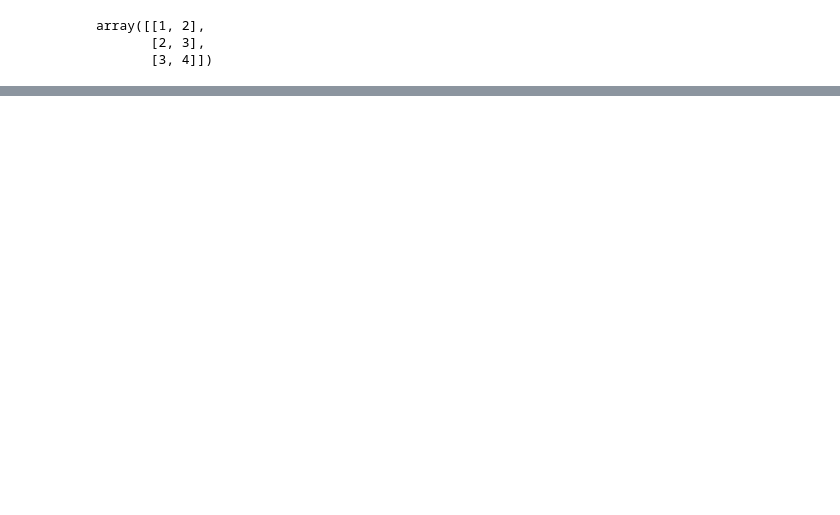
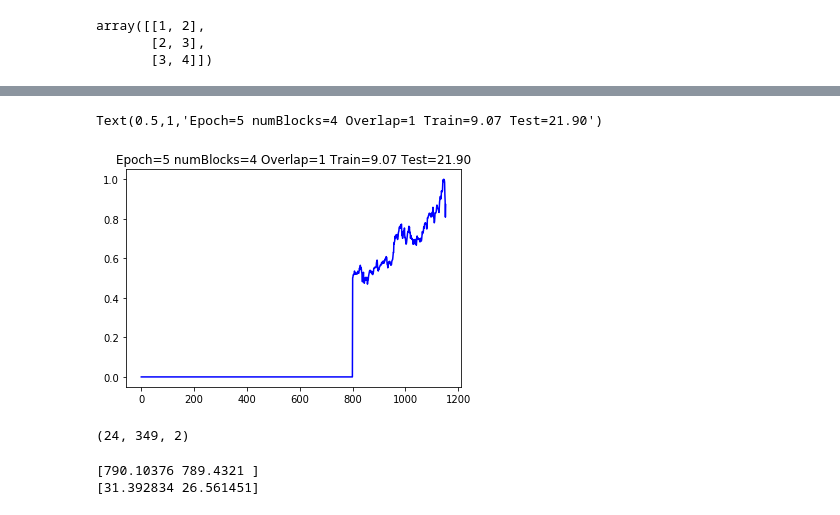
Before and after one commit to deepakgouda/StockPricePrediction, a Jupyter notebook: ResampledBlockBootstrap.ipynb, the cells around one changed output, grey strips where cells are left out. Drawn from its saved outputs; the diff is of its cells as text; code cells hidden in the pictures; blank space fills up the shorter version.

Commit message:
Added Overlap methods

```diff
--- a/ResampledBlockBootstrap.ipynb
+++ b/ResampledBlockBootstrap.ipynb
@@ -52,4 +53,17 @@ def bootstrap_resample(data, blockSize):
     return resampled_data
+# %%
+def block_resample(data, blockSize, overlap = 0):
+    n = len(data) # 100
+    numBlocks = (n-overlap)//(blockSize-overlap) # 20
+    x = []
+    resampled_data = []
+    i = 0
+    while (i+blockSize) <= len(data):
+        x.append(data[i: (i+blockSize)])
+        i = i + blockSize - overlap
+    indx = randint(0, numBlocks, size = numBlocks)
+    resampled_data = [x[j] for j in indx]
+    return resampled_data
 # %%
 fields = ['open', 'close']
 dataframe = read_csv('GOOGL_data.csv', skipinitialspace = True, squeeze = True, usecols = fields)
@@ -107,6 +120,7 @@ print(train[:5])
  [0.00658788 0.01363296]]
 # %%
 # l = block size
-numInterval = 4
-blockSize = len(train)//numInterval
+blockSize = 200
+overlap = 1
+numBlocks = (len(train) - overlap)//(blockSize - overlap)
 # print(blockSize)
@@ -123,16 +137,16 @@ array([[1, 2],
        [2, 3],
        [3, 4]])
 # %%
-# Generate all permutations of the series 0, 1, 2, ... numInterval
-permutations = itertools.permutations(range(numInterval))
+# Generate all permutations of the series 0, 1, 2, ... numBlocks
+permutations = itertools.permutations(range(numBlocks))
 testBand = []
 count = 1
 # %%
-totalCount = factorial(numInterval)
+totalCount = factorial(numBlocks)
 for perm in permutations:
     print("Count = %d/%d" % (count, totalCount))
     count += 1
-    trainResample = bootstrap_resample(train, blockSize)
+    trainResample = block_resample(train, blockSize)
     trainSet = np.array(arrange_data(trainResample, perm))
 #     trainSet = np.reshape(trainSet, trainSet.shape)
     trainSet = np.reshape(trainSet, (trainSet.shape[0]*trainSet.shape[1], trainSet.shape[2]))
@@ -149,6 +163,8 @@ for perm in permutations:
     units = 100
     drop = 0.2
     epoch = 5
+
+#     model = load_model("./Models/ResampledBlockBootstrap/"+str(numBlocks)+"_"+str(overlap)+"_"+str(epoch)+".h5")
 
     model = Sequential()
     model.add(LSTM(units, input_shape=(lookBack, 2)))
@@ -170,9 +186,9 @@ for perm in permutations:
     testY = scaler.inverse_transform(testY)
 
 #     RMSE score
-    trainScore = math.sqrt(mean_squared_error(trainY, trainPredict))
+    trainScore = sqrt(mean_squared_error(trainY, trainPredict))
     print('Train Score: %.2f RMSE' % (trainScore))
-    testScore = math.sqrt(mean_squared_error(testY, testPredict))
+    testScore = sqrt(mean_squared_error(testY, testPredict))
     print('Test Score: %.2f RMSE' % (testScore))
 
 #     Plot training data
@@ -213,18 +229,26 @@ model.save("./Models/ResampledBlockBootstrap/"+str(numInterval)+"_"+str(epoch)+"
 # %%
 col = 0
 testPlot = np.empty_like(trainSet)
 testPlot[:, :] = 0
 testPlot = np.vstack((testPlot, test))
 testplot = scaler.inverse_transform(testPlot)
 plt.plot(testPlot[:,col], color = 'blue')
-plt.title('Epoch = %d Train = %.2f Test = %.2f' % (epoch, trainScore, testScore))
+plt.title('Epoch=%d numBlocks=%d Overlap=%d Train=%.2f Test=%.2f' % (epoch, numBlocks, overlap, trainScore, testScore))
+# %% [output]
+Text(0.5,1,'Epoch=5 numBlocks=4 Overlap=1 Train=9.07 Test=21.90')
+[figure, added]
 # %%
 testBand = np.array(testBand)
 testBand = np.reshape(testBand, (testBand.shape))
 # %%
 testBand.shape
+# %% [output]
+(24, 349, 2)
 # %%
 print(np.mean(testBand[:,0,:], axis = 0))
 print(np.std(testBand[:,0,:], axis = 0))
+# %% [output]
+[790.10376 789.4321 ]
+[31.392834 26.561451]
 # %%
 z_alpha = 1.96
```
Also changed, not shown: parts of 14 cells of this notebook, 6 other files.
